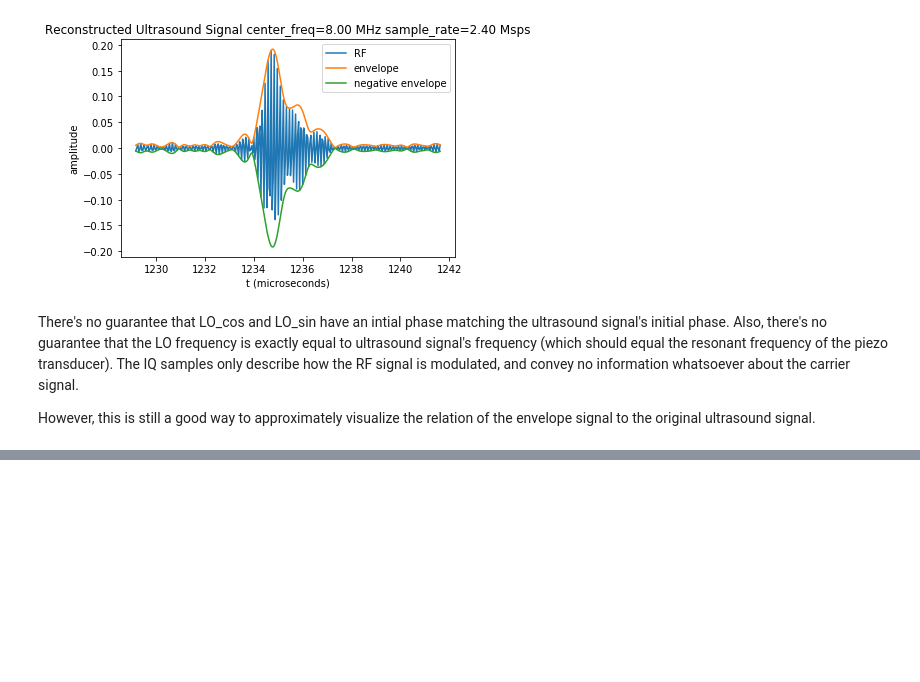
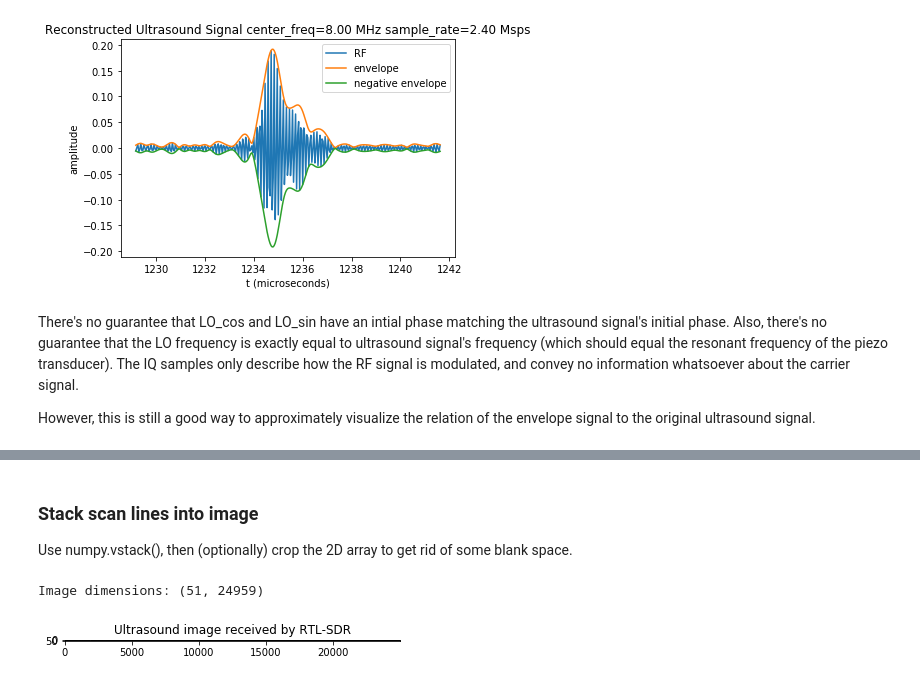
Before and after one commit to wlmeng11/rtl-ultrasound, a Jupyter notebook: experiments/20180813/rtlsdr_ultrasound_test.ipynb, the cells around one changed output, grey strips where cells are left out. Cells and saved outputs as stored; diff of their text form; code cells hidden in the pictures; blank space fills up the shorter version.

```diff
--- a/experiments/20180813/rtlsdr_ultrasound_test.ipynb
+++ b/experiments/20180813/rtlsdr_ultrasound_test.ipynb
@@ -207,0 +321,12 @@ However, this is still a good way to approximately visualize the relation of the
+# %% [markdown]
+### Stack scan lines into image
+Use numpy.vstack(), then (optionally) crop the 2D array to get rid of some blank space.
+# %%
+image = np.vstack(tuple(scan_lines))
+print("Image dimensions: {}".format(image.shape))
+plt.imshow(image, cmap='gray')
+plt.title("Ultrasound image received by RTL-SDR")
+plt.show()
+# %% [output]
+Image dimensions: (51, 24959)
+[figure, added]
```
Also changed, not shown: parts of 7 cells of this notebook.
